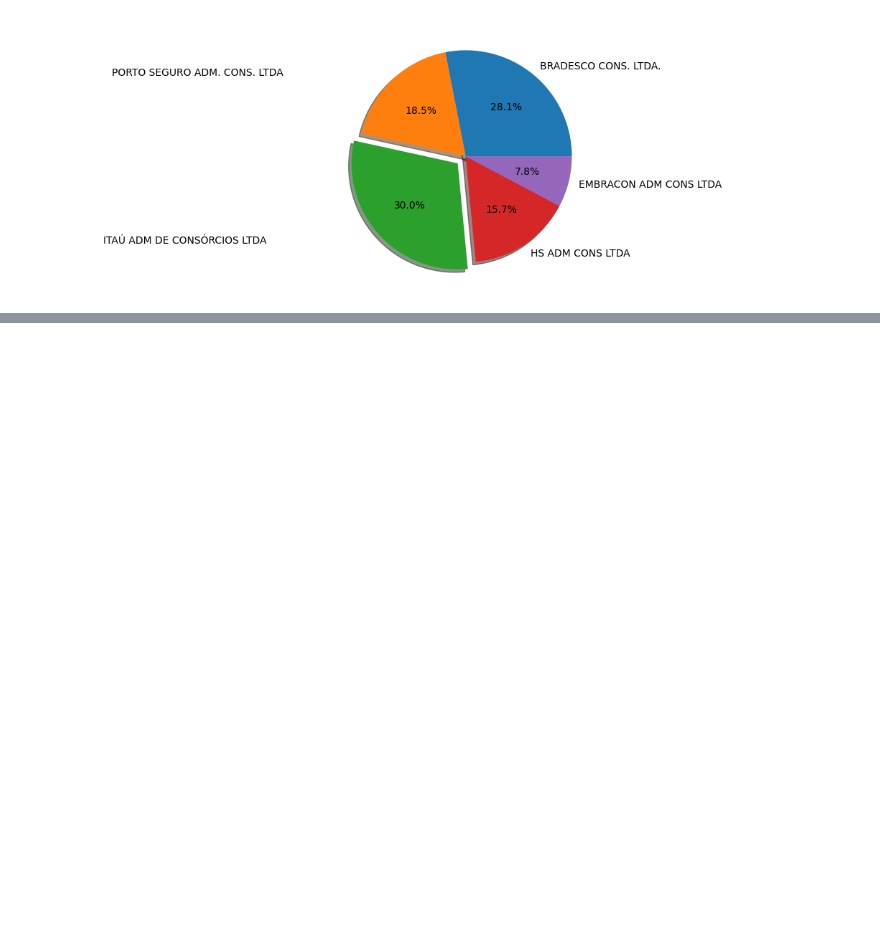
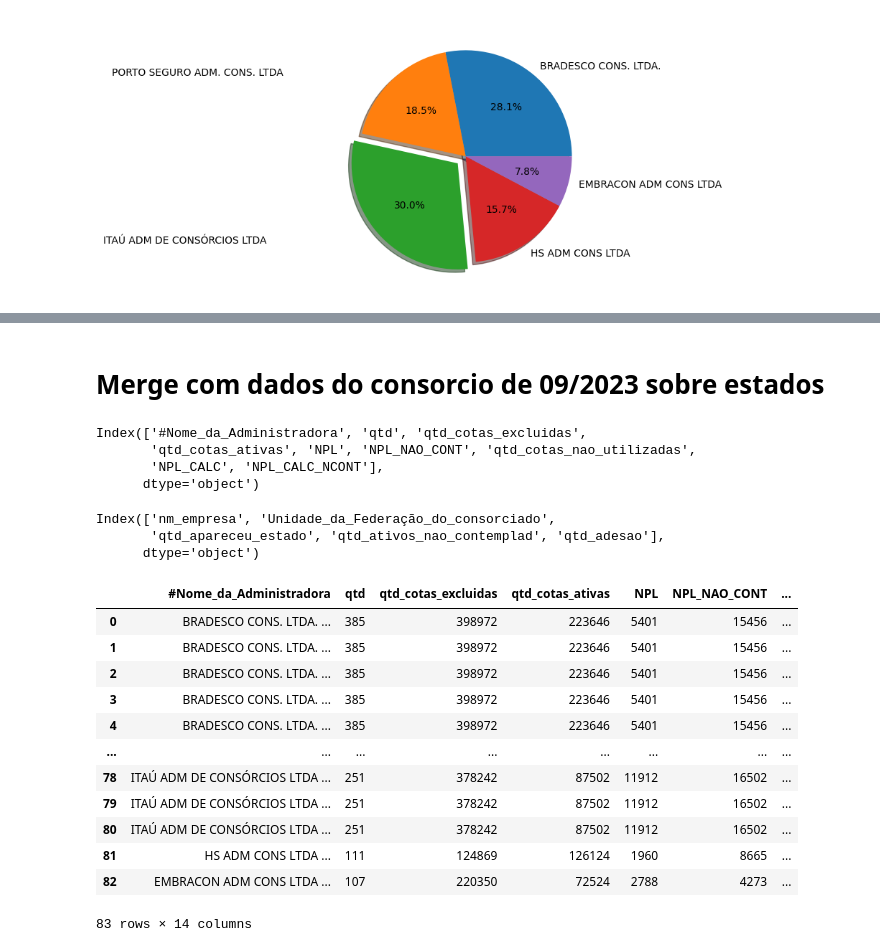
Before and after one commit to JonathanAlvesNogueira/Projeto-Analytics-BancoCentral, a Jupyter notebook: 1.0 codigo-fonte.ipynb, the cells around one changed output, grey strips where cells are left out. Cells and saved outputs as stored; diff of their text form; code cells hidden in the pictures; blank space fills up the shorter version.

Commit message:
Fazendo left-join com dados de 202309

```diff
--- a/1.0 codigo-fonte.ipynb
+++ b/1.0 codigo-fonte.ipynb
@@ -168,3 +173,36 @@ display(df_uf2)
 | 1632 | PORTO SEGURO ADM. CONS. LTDA ... | AC | 3 | 111 | 40 |
 | 1635 | PORTO SEGURO ADM. CONS. LTDA ... | AP | 3 | 88 | 42 |
 135 rows × 5 columns
+# %% [markdown]
+# Merge com dados do consorcio de 09/2023 sobre estados
+# %%
+display(df_ordenado_quantidade.columns)
+display(df_uf2.columns)
+
+
+
+resultado_left_join = pd.merge(df_ordenado_quantidade, df_uf2,
+                               left_on='#Nome_da_Administradora', right_on='nm_empresa', how='left')
+
+display(resultado_left_join)
+# %% [output]
+Index(['#Nome_da_Administradora', 'qtd', 'qtd_cotas_excluidas',
+       'qtd_cotas_ativas', 'NPL', 'NPL_NAO_CONT', 'qtd_cotas_nao_utilizadas',
+       'NPL_CALC', 'NPL_CALC_NCONT'],
+      dtype='object')
+Index(['nm_empresa', 'Unidade_da_Federação_do_consorciado',
+       'qtd_apareceu_estado', 'qtd_ativos_nao_contemplad', 'qtd_adesao'],
+      dtype='object')
+|  | #Nome_da_Administradora | qtd | qtd_cotas_excluidas | qtd_cotas_ativas | NPL | NPL_NAO_CONT | ... |
+| 0 | BRADESCO CONS. LTDA. ... | 385 | 398972 | 223646 | 5401 | 15456 | ... |
+| 1 | BRADESCO CONS. LTDA. ... | 385 | 398972 | 223646 | 5401 | 15456 | ... |
+| 2 | BRADESCO CONS. LTDA. ... | 385 | 398972 | 223646 | 5401 | 15456 | ... |
+| 3 | BRADESCO CONS. LTDA. ... | 385 | 398972 | 223646 | 5401 | 15456 | ... |
+| 4 | BRADESCO CONS. LTDA. ... | 385 | 398972 | 223646 | 5401 | 15456 | ... |
+| ... | ... | ... | ... | ... | ... | ... | ... |
+| 78 | ITAÚ ADM DE CONSÓRCIOS LTDA ... | 251 | 378242 | 87502 | 11912 | 16502 | ... |
+| 79 | ITAÚ ADM DE CONSÓRCIOS LTDA ... | 251 | 378242 | 87502 | 11912 | 16502 | ... |
+| 80 | ITAÚ ADM DE CONSÓRCIOS LTDA ... | 251 | 378242 | 87502 | 11912 | 16502 | ... |
+| 81 | HS ADM CONS LTDA ... | 111 | 124869 | 126124 | 1960 | 8665 | ... |
+| 82 | EMBRACON ADM CONS LTDA ... | 107 | 220350 | 72524 | 2788 | 4273 | ... |
+83 rows × 14 columns
```
Also changed, not shown: parts of 1 cell of this notebook.
